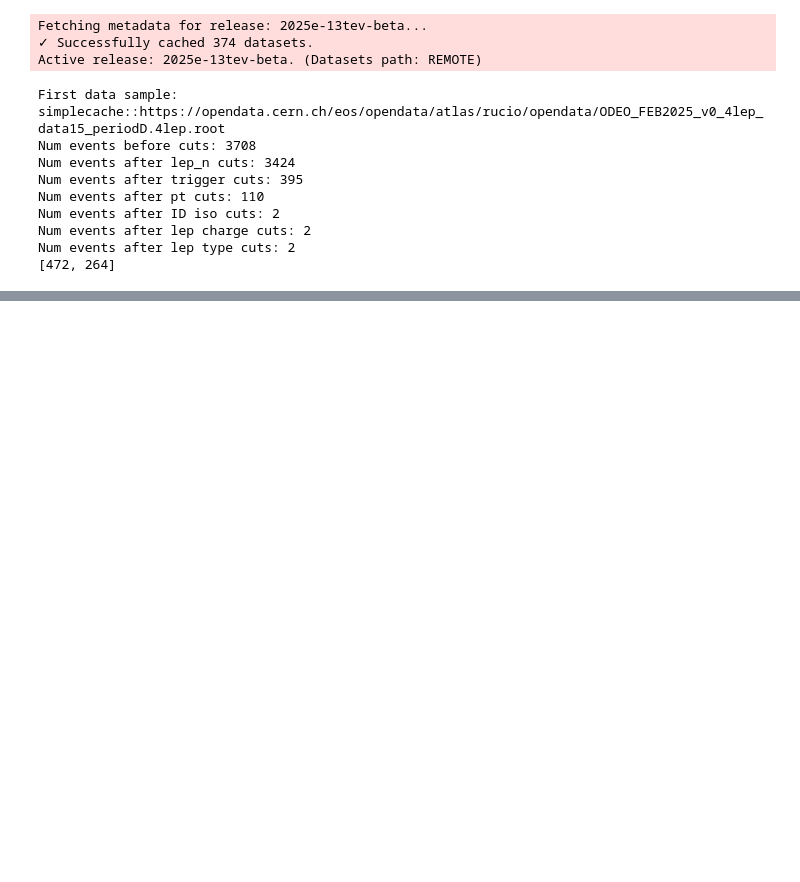
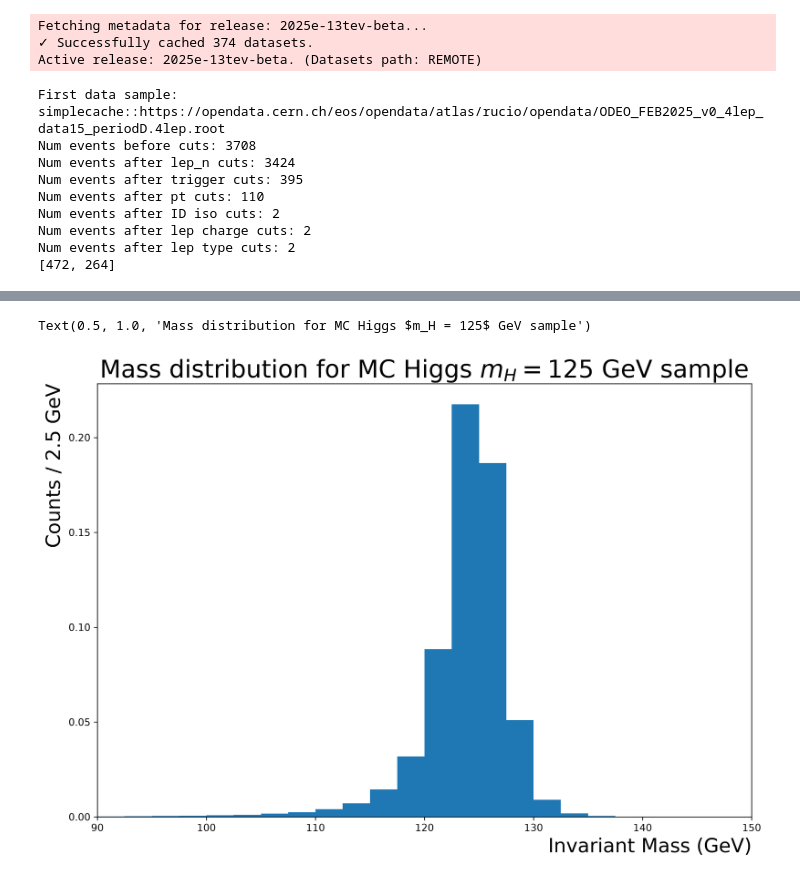
Before and after one commit to chrissellgrenbackup/intro-hep-project, a Jupyter notebook: higgs_analysis/HZZ_analysis.ipynb, the cells around one changed output, grey strips where cells are left out. Saved outputs shown, nothing was run; the diff lists cells and outputs as text; code cells hidden in the pictures; blank space fills up the shorter version.

```diff
--- a/higgs_analysis/HZZ_analysis.ipynb
+++ b/higgs_analysis/HZZ_analysis.ipynb
@@ -196,10 +197,22 @@ Num events after lep type cuts: 2
 # first need a function for calculating the weights
 # the total weight is given by lumi * cross section * (many other variables) / sum of weights
 weight_vars = ["filteff", "kfac", "xsec", "mcWeight","ScaleFactor_PILEUP",
-                "ScaleFactor_ELSE","ScaleFactor_MUON","ScaleFactor_LepTRIGGER"]
+                "ScaleFactor_ELE","ScaleFactor_MUON","ScaleFactor_LepTRIGGER"]
+# don't want to multiply sum of weights in weight calc, but want it for tree iteration
+allweight_vars = weight_vars + ['sum_of_weights']
+allvars = variables + allweight_vars
 
-def calc_weight(weight_variables,tot_weight,lumi):
+def calc_weight(weightvardict,weight_variables,tot_weight,lumi):
     # xsec given in pb, so multiply by 1000 to get in fb
-    weight = lumi * 1000 / tot_weight
+    weight = lumi * 1000 / tot_weight #returns an array of length n_events
     for var in weight_variables:
-        weight = weight * var
+        # we need to extract the array of the values of the variable for each variable
+        # but they're packaged inside the dictionary, use this to pull out
+        varfloatarray = abs(weightvardict[var]) # use abs to protect against negative weights.
+        weight = weight * varfloatarray
+    return weight #array len n_events
+# %%
+# download one MC file and test the weight calculations
+for s in allsamples: print(s)
+print(allsamples['Signal ($m_H$ = 125 GeV)']['list'])
+f_mctest = uproot.open(allsamples['Signal ($m_H$ = 125 GeV)']['list'][0])
@@ -206,3 +292,27 @@ def calc_weight(weight_variables,tot_weight,lumi):
+# %%
+# now plot this MC signal process
+
+# copied below
+#TODO - remove repeat
+xmin = 80 # GeV for all
+xmax = 250
+stepsize = 2.5
+binlist = np.arange(xmin,xmax+stepsize,stepsize)
+bincenters = np.arange(xmin+stepsize/2,xmax+stepsize/2,stepsize)
+
+# convert from ak to np array for plotting
+mctest_masses = ak.to_numpy(mass_mctest_arr)
+mctest_weights = ak.to_numpy(weights_mctest_arr)
+
+fig, ax = plt.subplots(figsize=(12,8),dpi=300)
+ax.hist(mctest_masses,bins=binlist,weights=mctest_weights)
+ax.set_xlim(90,150)
+ax.set_xlabel("Invariant Mass (GeV)",x=1,horizontalalignment ='right',fontsize=20)
+ax.set_ylabel(f'Counts / {stepsize} GeV',y=1,horizontalalignment ='right',fontsize=20)
+ax.set_title("Mass distribution for MC Higgs $m_H = 125$ GeV sample",fontsize=25)
+# %% [output]
+Text(0.5, 1.0, 'Mass distribution for MC Higgs $m_H = 125$ GeV sample')
+[figure, added]
 # %%
 # loop through all files
 lumi = 36.6 #fb-1, total luminosity of the release
```
Also changed, not shown: parts of 7 cells of this notebook.
